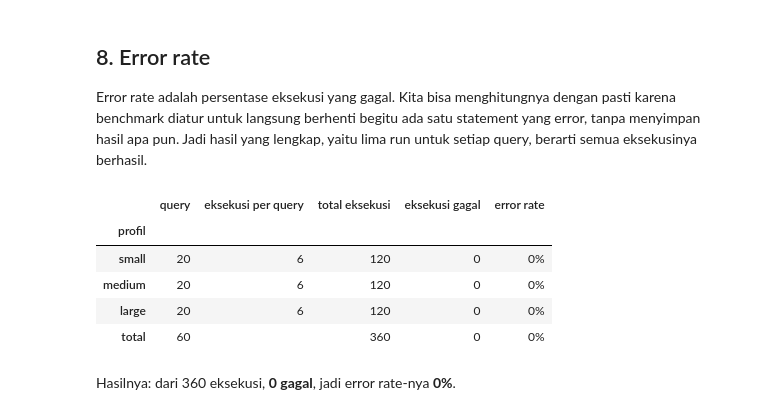
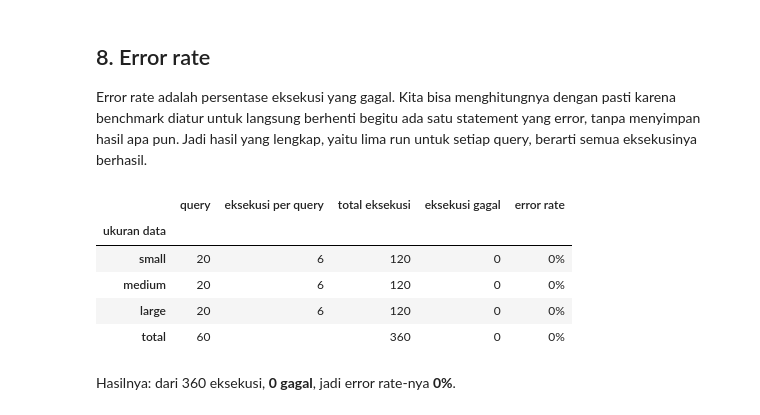
Before and after one commit to RunningPie/if5101-grab-db-lab, a Jupyter notebook: notebook/volume_test.ipynb, the cells around one changed output. Drawn from its saved outputs; the diff is of its cells as text; code cells hidden in the pictures.

```diff
--- a/notebook/volume_test.ipynb
+++ b/notebook/volume_test.ipynb
@@ -85,7 +85,7 @@ for profile in PROFILES:
     EXECUTIONS[profile] = data['warmup_runs'] + data['timed_runs']
     TIMED_RUNS[profile] = data['timed_runs']
     meta.append({
-        'profil': profile,
+        'ukuran data': profile,
         'service orders': f'{ORDERS[profile]:,}',
         'file hasil': path.name,
         'PostgreSQL': data['postgres_version'].split()[0],
@@ -109,6 +109,6 @@ bench['query'] = pd.Categorical(bench['query'], QUERY_ORDER, ordered=True)
 bench = bench.sort_values(['profile', 'query']).reset_index(drop=True)
 
 distribution = ', '.join(f'{kind} {share:.0%}' for kind, share in config['order_distribution'].items())
-display(Markdown(f'**Distribusi order:** {distribution}. **Jumlah query:** {bench["query"].nunique()} per profil.'))
-display(pd.DataFrame(meta).set_index('profil'))
+display(Markdown(f'**Distribusi order:** {distribution}. **Jumlah query:** {bench["query"].nunique()} per ukuran data.'))
+display(pd.DataFrame(meta).set_index('ukuran data'))
 # %% [output]
@@ -920,21 +924,21 @@ Error rate adalah persentase eksekusi yang gagal. Kita bisa menghitungnya dengan
 # %%
 complete = bench['times_ms'].map(len) == bench['profile'].map(TIMED_RUNS)
 errors = bench.assign(failed=~complete).groupby('profile', observed=True).agg(
     query=('query', 'count'), gagal=('failed', 'sum'))
 errors['eksekusi per query'] = [EXECUTIONS[p] for p in errors.index]
 errors['total eksekusi'] = errors['query'] * errors['eksekusi per query']
 errors['eksekusi gagal'] = errors['gagal'] * errors['eksekusi per query']
 errors['error rate'] = (100 * errors['eksekusi gagal'] / errors['total eksekusi']).map('{:.0f}%'.format)
 table = errors[['query', 'eksekusi per query', 'total eksekusi', 'eksekusi gagal', 'error rate']].astype(str)
 table.index = table.index.astype(str)
 total_runs, total_failed = errors['total eksekusi'].sum(), errors['eksekusi gagal'].sum()
 table.loc['total'] = [str(errors['query'].sum()), '', str(total_runs), str(total_failed),
                       f'{100 * total_failed / total_runs:.0f}%']
-table.index.name = 'profil'
+table.index.name = 'ukuran data'
 display(table)
 # %% [output]
 |  | query | eksekusi per query | total eksekusi | eksekusi gagal | error rate |
-| profil |  |  |  |  |  |
+| ukuran data |  |  |  |  |  |
 | small | 20 | 6 | 120 | 0 | 0% |
 | medium | 20 | 6 | 120 | 0 | 0% |
 | large | 20 | 6 | 120 | 0 | 0% |
```
Also changed, not shown: parts of 6 cells of this notebook.
